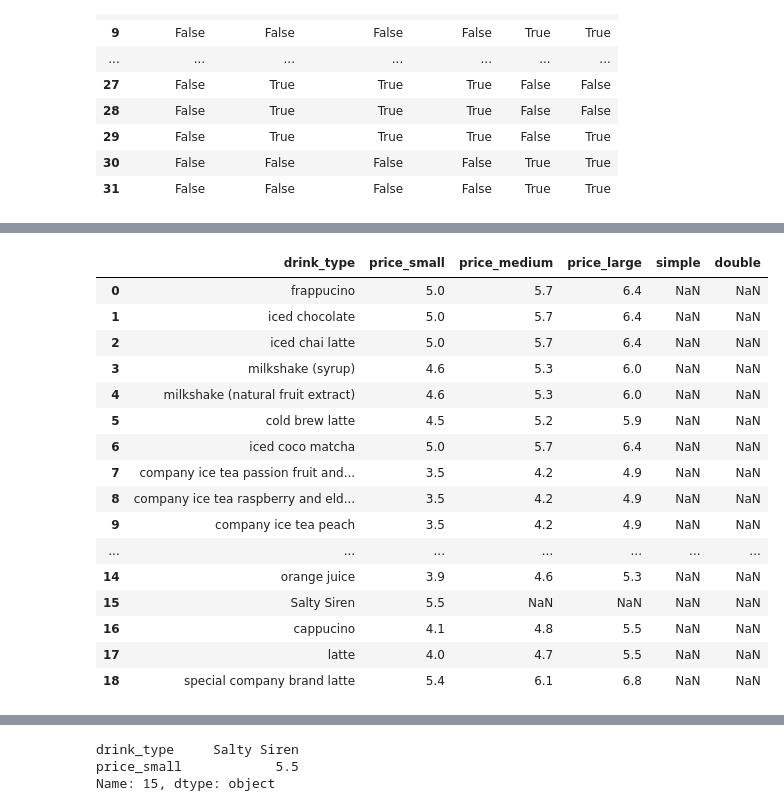
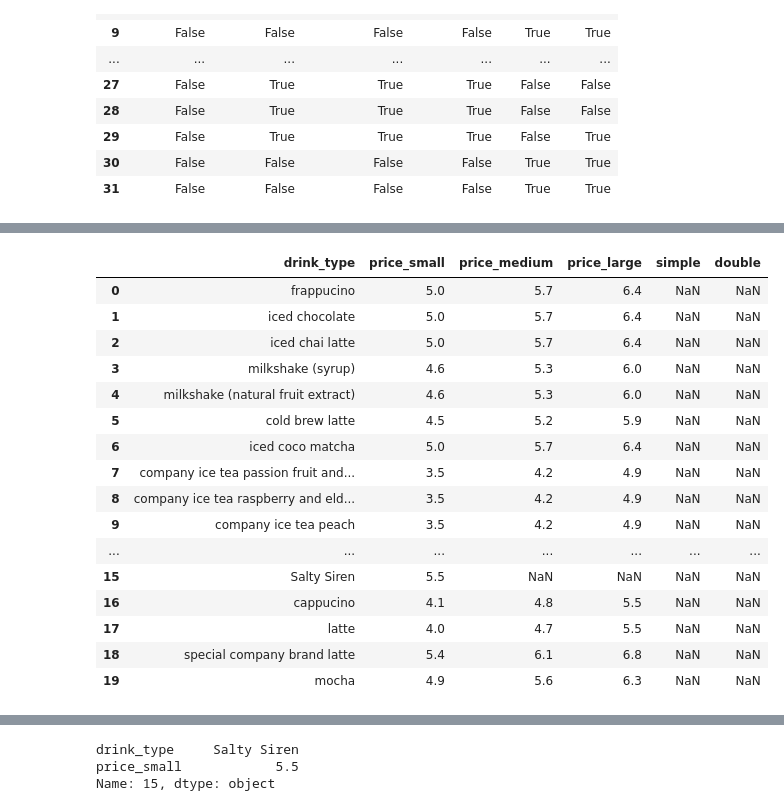
Before and after one commit to Luna-Agora/coffee, a Jupyter notebook: Notebooks/coffee notebook.ipynb, the cells around one changed output, grey strips where cells are left out. Drawn from its saved outputs; the diff is of its cells as text; code cells hidden in the pictures.

```diff
--- a/Notebooks/coffee notebook.ipynb
+++ b/Notebooks/coffee notebook.ipynb
@@ -84,25 +84,25 @@ price.last
 30           3.6          4.3     NaN     NaN
 31           3.4          3.8     NaN     NaN  >
 # %%
-price.head(19)
+price.head(20)
 # %% [output]
 |  | drink_type | price_small | price_medium | price_large | simple | double |
 | 0 | frappucino | 5.0 | 5.7 | 6.4 | NaN | NaN |
 | 1 | iced chocolate | 5.0 | 5.7 | 6.4 | NaN | NaN |
 | 2 | iced chai latte | 5.0 | 5.7 | 6.4 | NaN | NaN |
 | 3 | milkshake (syrup) | 4.6 | 5.3 | 6.0 | NaN | NaN |
 | 4 | milkshake (natural fruit extract) | 4.6 | 5.3 | 6.0 | NaN | NaN |
 | 5 | cold brew latte | 4.5 | 5.2 | 5.9 | NaN | NaN |
 | 6 | iced coco matcha | 5.0 | 5.7 | 6.4 | NaN | NaN |
 | 7 | company ice tea passion fruit and... | 3.5 | 4.2 | 4.9 | NaN | NaN |
 | 8 | company ice tea raspberry and eld... | 3.5 | 4.2 | 4.9 | NaN | NaN |
 | 9 | company ice tea peach | 3.5 | 4.2 | 4.9 | NaN | NaN |
 | ... | ... | ... | ... | ... | ... | ... |
-| 14 | orange juice | 3.9 | 4.6 | 5.3 | NaN | NaN |
 | 15 | Salty Siren | 5.5 | NaN | NaN | NaN | NaN |
 | 16 | cappucino | 4.1 | 4.8 | 5.5 | NaN | NaN |
 | 17 | latte | 4.0 | 4.7 | 5.5 | NaN | NaN |
 | 18 | special company brand latte | 5.4 | 6.1 | 6.8 | NaN | NaN |
+| 19 | mocha | 4.9 | 5.6 | 6.3 | NaN | NaN |
 # %%
 price2 = price
 # %%
```
